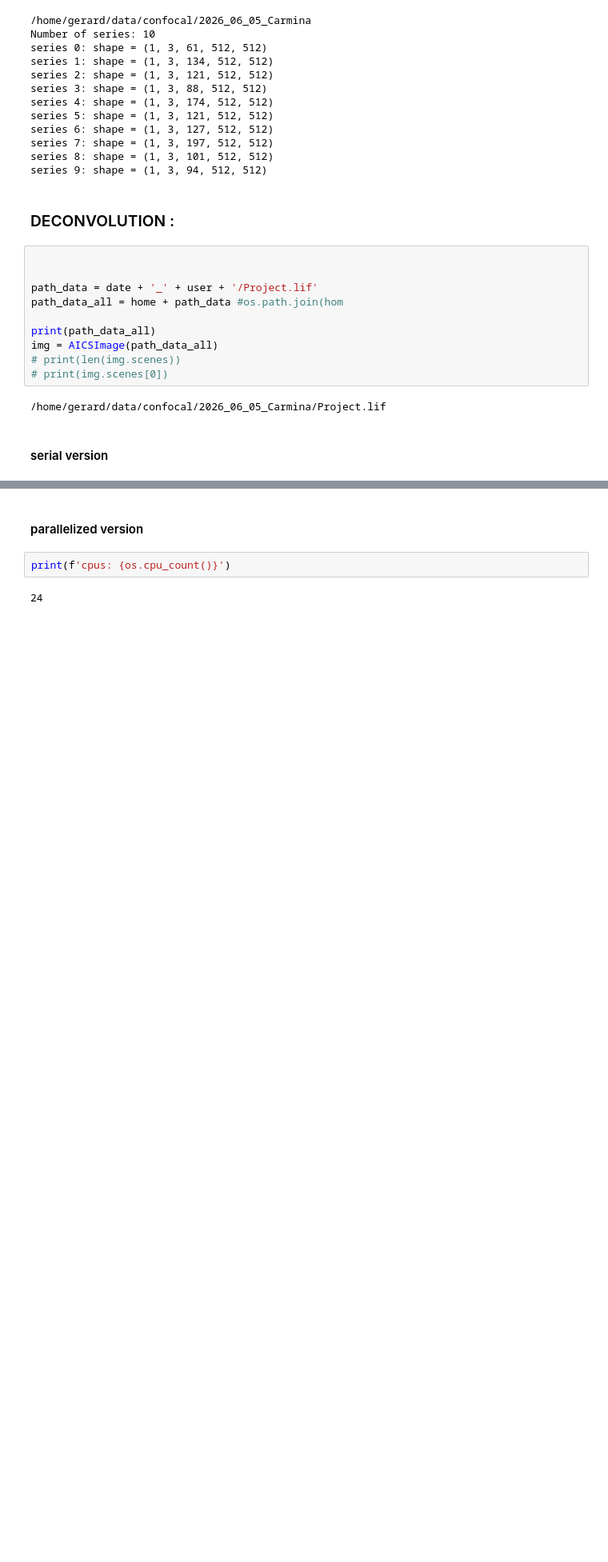
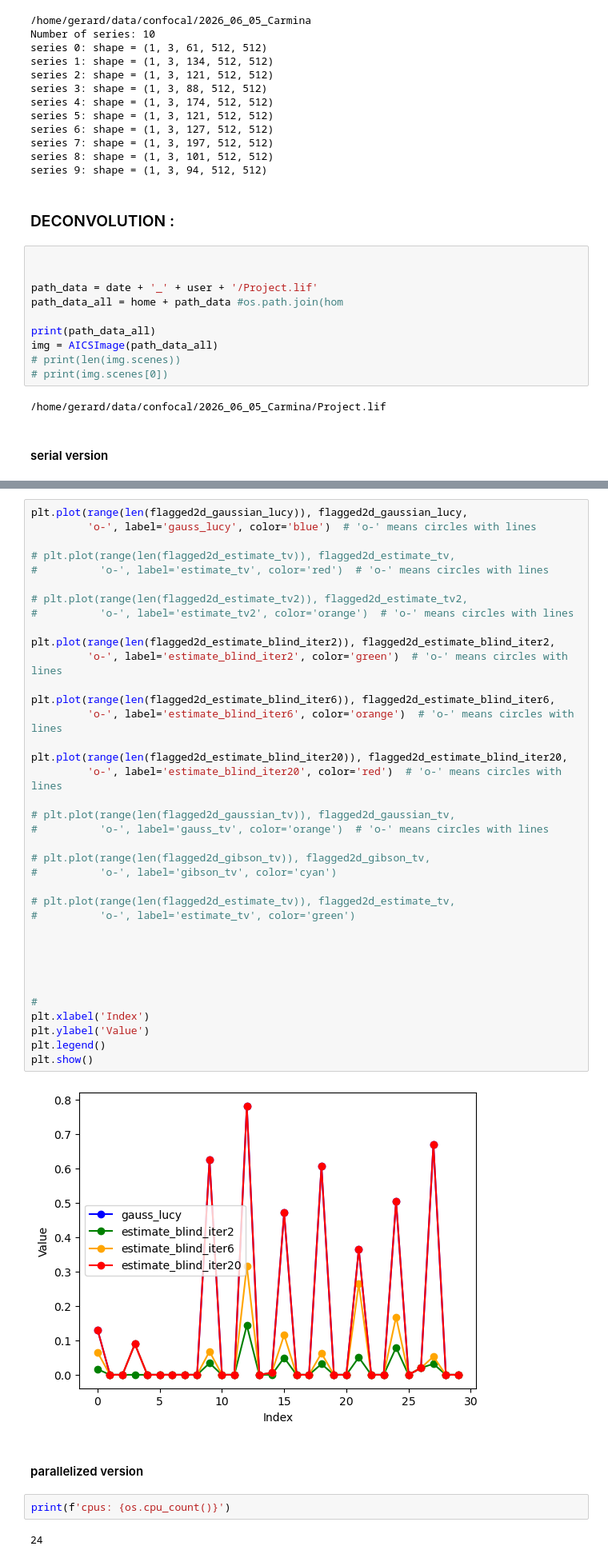
Before and after one commit to gmalagonv/confocal, a Jupyter notebook: analysis_notebooks/26_06_05_gerardo_all.ipynb, the cells around one changed output, grey strips where cells are left out. Shown at 80% size. Cells and saved outputs as stored; diff of their text form; blank space fills up the shorter version.

```diff
--- a/analysis_notebooks/26_06_05_gerardo_all.ipynb
+++ b/analysis_notebooks/26_06_05_gerardo_all.ipynb
@@ -138,3 +186,42 @@ PSF (ch2): λ=573 nm | σ_xy=0.086 µm (2.90 px) | σ_z=0.293 µm (1.71 px) →
+# %%
+plt.plot(range(len(flagged2d_gaussian_lucy)), flagged2d_gaussian_lucy,
+         'o-', label='gauss_lucy', color='blue')  # 'o-' means circles with lines
+
+# plt.plot(range(len(flagged2d_estimate_tv)), flagged2d_estimate_tv,
+#          'o-', label='estimate_tv', color='red')  # 'o-' means circles with lines
+
+# plt.plot(range(len(flagged2d_estimate_tv2)), flagged2d_estimate_tv2,
+#          'o-', label='estimate_tv2', color='orange')  # 'o-' means circles with lines
+
+plt.plot(range(len(flagged2d_estimate_blind_iter2)), flagged2d_estimate_blind_iter2,
+         'o-', label='estimate_blind_iter2', color='green')  # 'o-' means circles with lines
+
+plt.plot(range(len(flagged2d_estimate_blind_iter6)), flagged2d_estimate_blind_iter6,
+         'o-', label='estimate_blind_iter6', color='orange')  # 'o-' means circles with lines
+
+plt.plot(range(len(flagged2d_estimate_blind_iter20)), flagged2d_estimate_blind_iter20,
+         'o-', label='estimate_blind_iter20', color='red')  # 'o-' means circles with lines
+
+# plt.plot(range(len(flagged2d_gaussian_tv)), flagged2d_gaussian_tv,
+#          'o-', label='gauss_tv', color='orange')  # 'o-' means circles with lines
+
+# plt.plot(range(len(flagged2d_gibson_tv)), flagged2d_gibson_tv,
+#          'o-', label='gibson_tv', color='cyan')
+
+# plt.plot(range(len(flagged2d_estimate_tv)), flagged2d_estimate_tv,
+#          'o-', label='estimate_tv', color='green')
+
+
+
+
+
+#
+plt.xlabel('Index')
+plt.ylabel('Value')
+plt.legend()
+plt.show()
+# %% [output]
+[figure, added]
 # %% [markdown]
 #### parallelized version
 # %%
```
Also changed, not shown: parts of 11 cells of this notebook, 6 other files.
